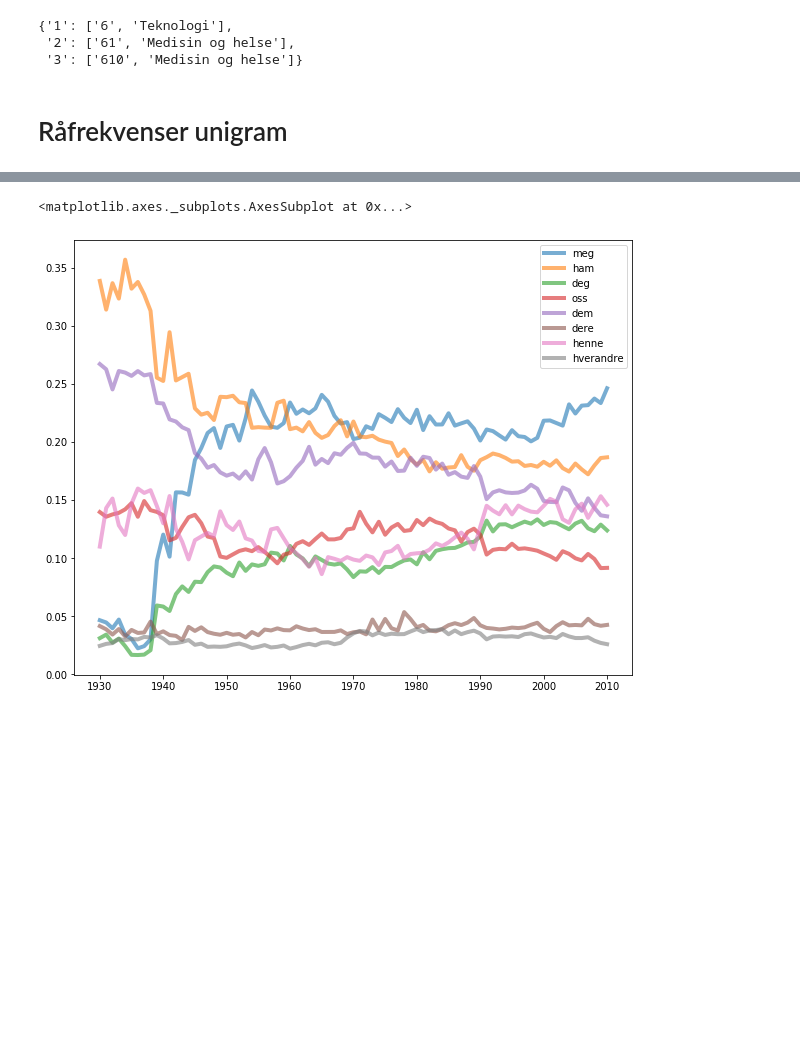
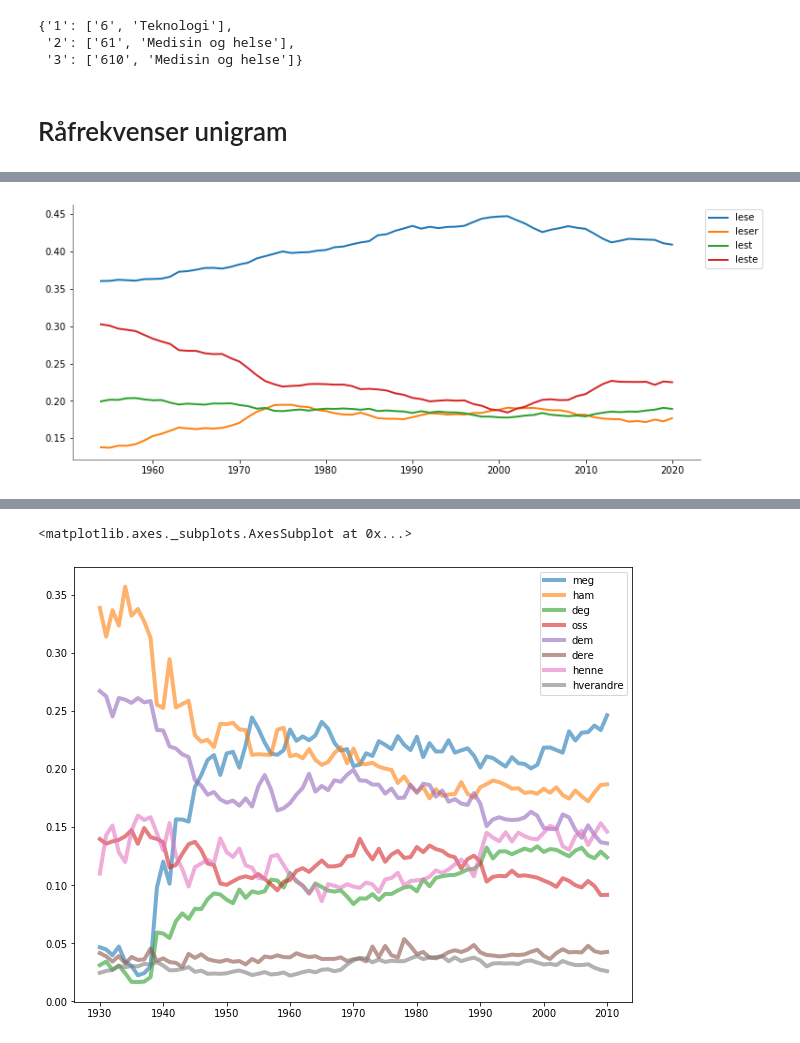
Before and after one commit to Yoonsen/ngram, a Jupyter notebook: N-gram dewy.ipynb, the cells around one changed output, grey strips where cells are left out. Drawn from its saved outputs; the diff is of its cells as text; code cells hidden in the pictures; blank space fills up the shorter version.

```diff
--- a/N-gram dewy.ipynb
+++ b/N-gram dewy.ipynb
@@ -58,0 +87,4 @@ kohort = "jeg du han hun vi de"
+# %%
+nplot("leser lese leste lest".split())
+# %% [output]
+[figure, added]
```
Also changed, not shown: parts of 27 cells of this notebook, 3 other files.
